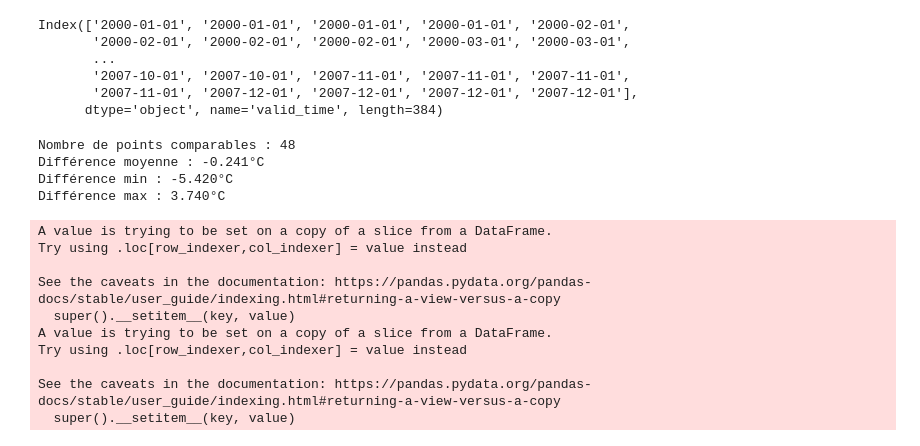
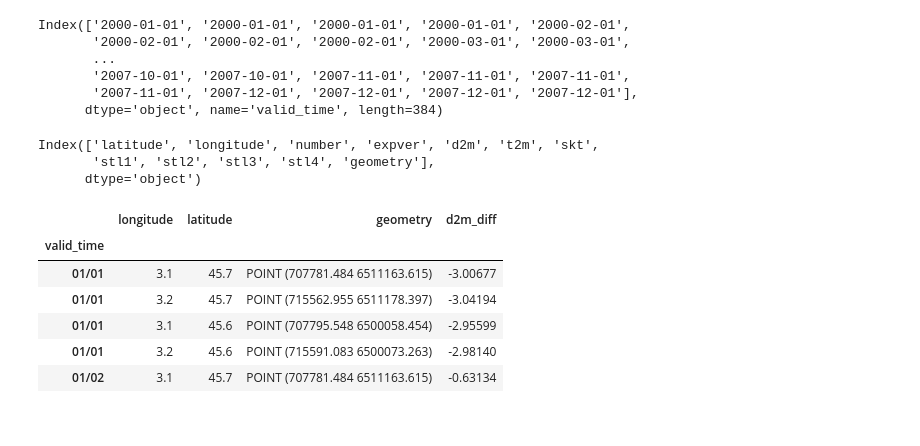
Before and after one commit to Aymanzej/Projet-5A, a Jupyter notebook: 3rd Month/Visualize_bdd.ipynb, the cells around one changed output. Drawn from its saved outputs; the diff is of its cells as text; code cells hidden in the pictures.

```diff
--- a/3rd Month/Visualize_bdd.ipynb
+++ b/3rd Month/Visualize_bdd.ipynb
@@ -83,51 +83,18 @@ Index(['2000-01-01', '2000-01-01', '2000-01-01', '2000-01-01', '2000-02-01',
        '2007-10-01', '2007-10-01', '2007-11-01', '2007-11-01', '2007-11-01',
        '2007-11-01', '2007-12-01', '2007-12-01', '2007-12-01', '2007-12-01'],
       dtype='object', name='valid_time', length=384)
+# %%
+gdf_geo_puy_de_dome.columns
+# %% [output]
+Index(['latitude', 'longitude', 'number', 'expver', 'd2m', 't2m', 'skt',
+       'stl1', 'stl2', 'stl3', 'stl4', 'geometry'],
+      dtype='object')
 # %%
 # On viens prendre les données d'une année en particulier, par exemple 2000 et 2001
 gdf_geo_puy_de_dome.index = pd.to_datetime(gdf_geo_puy_de_dome.index)
 gdf_2000 = gdf_geo_puy_de_dome[gdf_geo_puy_de_dome.index.year == 2000]
 gdf_geo_puy_de_dome.index = pd.to_datetime(gdf_geo_puy_de_dome.index)
-gdf_2001 = gdf_geo_puy_de_dome[gdf_geo_puy_de_dome.index.year == 2001]
+gdf_2007 = gdf_geo_puy_de_dome[gdf_geo_puy_de_dome.index.year == 2007]
 
-# Extraire le mois pour comparer les mêmes périodes
-gdf_2000['month'] = gdf_2000.index.month
-gdf_2001['month'] = gdf_2001.index.month
-
-#Fusion sur latitude, longitude ET mois
-diff_data = gdf_2000.merge(
-    gdf_2001[['latitude', 'longitude', 'month', 'd2m', 'geometry']],
-    on=['latitude', 'longitude', 'month'],
-    suffixes=('_2000', '_2001'),
-    how='inner'
-)
-
-# Calcul de la différence
-diff_data['diff_celsius'] = diff_data['d2m_2001'] - diff_data['d2m_2000']
-
-# Garder la géométrie
-diff_data['geometry'] = diff_data['geometry_2000']
-diff_data = diff_data.drop(columns=['geometry_2000', 'geometry_2001'])
-
-print(f"\nNombre de points comparables : {len(diff_data)}")
-print(f"Différence moyenne : {diff_data['diff_celsius'].mean():.3f}°C")
-print(f"Différence min : {diff_data['diff_celsius'].min():.3f}°C")
-print(f"Différence max : {diff_data['diff_celsius'].max():.3f}°C")
-
-# Créer un GeoDataFrame
-gdf_diff = gpd.GeoDataFrame(diff_data, geometry='geometry', crs=gdf_2000.crs)
+gdf_2000.index = gdf_2000.index.strftime("%d/%m")
+gdf_2007.index = gdf_2007.index.strftime("%d/%m")
-# %% [output]
-Nombre de points comparables : 48
-Différence moyenne : -0.241°C
-Différence min : -5.420°C
-Différence max : 3.740°C
-A value is trying to be set on a copy of a slice from a DataFrame.
-Try using .loc[row_indexer,col_indexer] = value instead
-
-See the caveats in the documentation: https://pandas.pydata.org/pandas-docs/stable/user_guide/indexing.html#returning-a-view-versus-a-copy
-  super().__setitem__(key, value)
-A value is trying to be set on a copy of a slice from a DataFrame.
-Try using .loc[row_indexer,col_indexer] = value instead
-
-See the caveats in the documentation: https://pandas.pydata.org/pandas-docs/stable/user_guide/indexing.html#returning-a-view-versus-a-copy
-  super().__setitem__(key, value)
@@ -134,3 +110,13 @@ See the caveats in the documentation: https://pandas.pydata.org/pandas-docs/stab
+# %%
+df_diff.head()
+# %% [output]
+|  | longitude | latitude | geometry | d2m_diff |
+| valid_time |  |  |  |  |
+| 01/01 | 3.1 | 45.7 | POINT (707781.484 6511163.615) | -3.00677 |
+| 01/01 | 3.2 | 45.7 | POINT (715562.955 6511178.397) | -3.04194 |
+| 01/01 | 3.1 | 45.6 | POINT (707795.548 6500058.454) | -2.95599 |
+| 01/01 | 3.2 | 45.6 | POINT (715591.083 6500073.263) | -2.98140 |
+| 01/02 | 3.1 | 45.7 | POINT (707781.484 6511163.615) | -0.63134 |
 # %%
 #FILTRAGE SPATIAL SUR LE PUY-DE-DÔME
 departement_63 = departements_proj[departements_proj['INSEE_DEP'] == '63'].copy()
```
Also changed, not shown: parts of 5 cells of this notebook, 13 other files.
